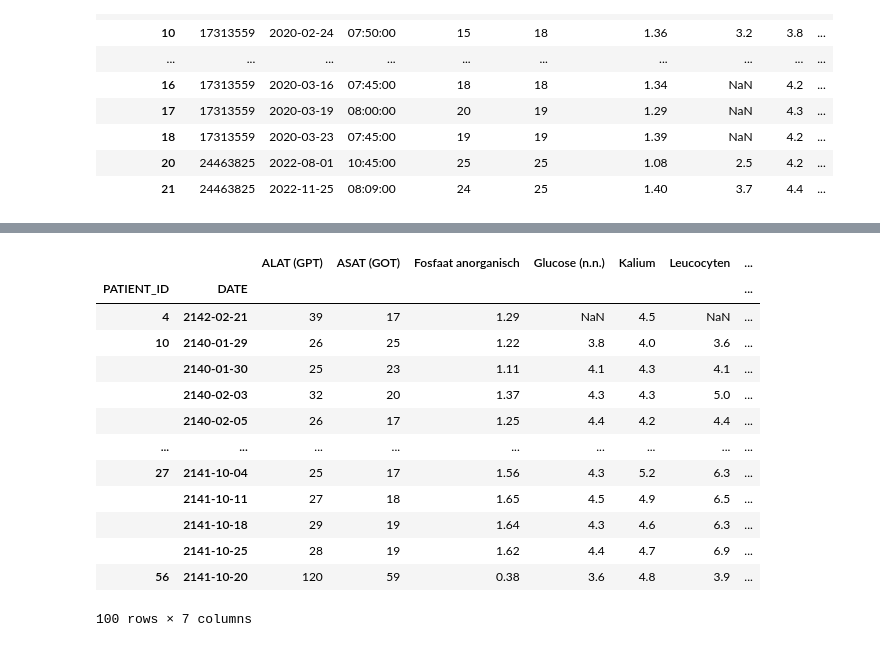
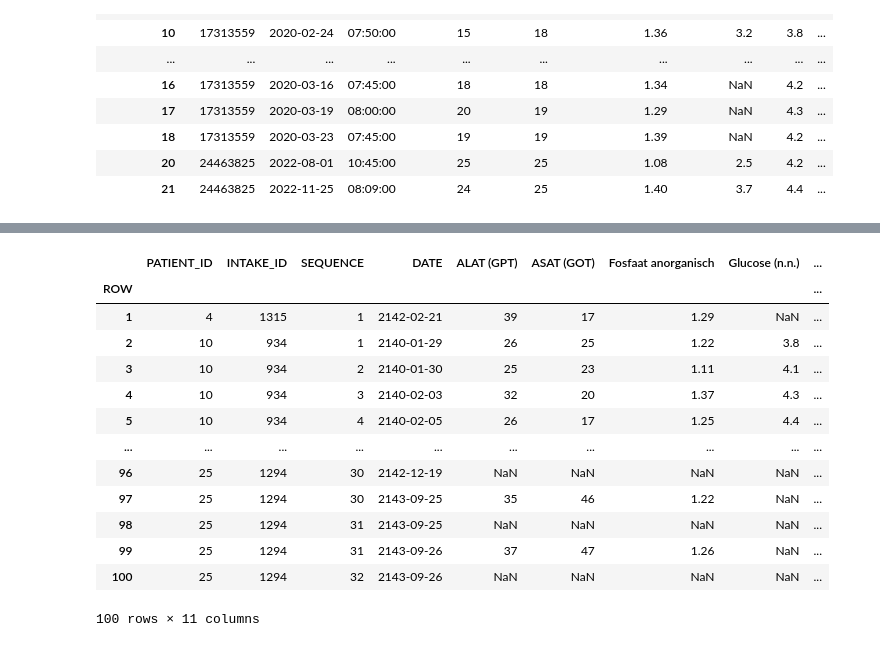
Before and after one commit to puckkwaspen/BEP_RFS, a Jupyter notebook: EDA.ipynb, the cells around one changed output, grey strips where cells are left out. Cells and saved outputs as stored; diff of their text form; code cells hidden in the pictures.

```diff
--- a/EDA.ipynb
+++ b/EDA.ipynb
@@ -99,39 +90,43 @@ df_items.head(10)
 # %%
-# Ensure you're working with a copy of the dataframe to avoid the SettingWithCopyWarning
+# PIVOTING THE DATAFRAME SO THAT ONE LINE IS ONE DATE'S CHEMICAL MEASUREMENT
 df_new = df_items.copy()
 
 # Step 1: convert to datetime
 df_new['p_DATE_BEPALING'] = pd.to_datetime(df_new['p_DATE_BEPALING'])
 
 # Drop the unnecessary columns
-df_drop = df_new.drop(['seq_num-lab','STATUS_AANVRAAG', 'O_STATUS_UITSLAG'], axis=1)
+df_drop = df_new.drop(['STATUS_AANVRAAG', 'O_STATUS_UITSLAG'], axis=1)
 
 # Reorder columns
-df_reordered = df_drop.iloc[:, [0, 1, 3, 2, 4, 5]]
+df_reordered = df_drop.iloc[:, [0, 1, 3, 4, 2, 5, 6]]
 
-df_reordered.rename(columns={'pid': 'PATIENT_ID', 'intid': 'INTAKE_ID','O_ITEM': 'CHEMICAL_VALUE', 'UITSLAG_WAARDE': 'VALUE_RESULT', 'NORMAALWAARDE': 'NORMAL_RANGE', 'p_DATE_BEPALING': 'DATE'}, inplace=True)
+df_reordered.rename(columns={'pid': 'PATIENT_ID', 'intid': 'INTAKE_ID','O_ITEM': 'CHEMICAL_VALUE', 'UITSLAG_WAARDE': 'VALUE_RESULT', 'NORMAALWAARDE': 'NORMAL_RANGE', 'p_DATE_BEPALING': 'DATE', 'seq_num-lab': 'SEQUENCE'}, inplace=True)
 
 df_reordered.sort_values(by = 'PATIENT_ID')
 
-df_reordered.head(10)
-
-df_pivot = df_reordered.pivot_table(index=['PATIENT_ID', 'DATE'], columns='CHEMICAL_VALUE', values='VALUE_RESULT', aggfunc='first')
+df_pivot = df_reordered.pivot_table(index=['PATIENT_ID', 'INTAKE_ID', 'SEQUENCE', 'DATE'], columns='CHEMICAL_VALUE', values='VALUE_RESULT', aggfunc='first')
 
 df_pivot = df_pivot.rename_axis(None, axis=1)
 
-df_pivot.head(100)
+pivoted_df = df_pivot.reset_index()
+
+# Set a new index as the row number
+pivoted_df['ROW'] = range(1, len(pivoted_df) + 1)
+pivoted_df.set_index('ROW', inplace=True)
+
+pivoted_df.head(100)
 # %% [output]
-|  |  | ALAT (GPT) | ASAT (GOT) | Fosfaat anorganisch | Glucose (n.n.) | Kalium | Leucocyten | ... |
-| PATIENT_ID | DATE |  |  |  |  |  |  | ... |
-| 4 | 2142-02-21 | 39 | 17 | 1.29 | NaN | 4.5 | NaN | ... |
-| 10 | 2140-01-29 | 26 | 25 | 1.22 | 3.8 | 4.0 | 3.6 | ... |
-|  | 2140-01-30 | 25 | 23 | 1.11 | 4.1 | 4.3 | 4.1 | ... |
-|  | 2140-02-03 | 32 | 20 | 1.37 | 4.3 | 4.3 | 5.0 | ... |
-|  | 2140-02-05 | 26 | 17 | 1.25 | 4.4 | 4.2 | 4.4 | ... |
-| ... | ... | ... | ... | ... | ... | ... | ... | ... |
-| 27 | 2141-10-04 | 25 | 17 | 1.56 | 4.3 | 5.2 | 6.3 | ... |
-|  | 2141-10-11 | 27 | 18 | 1.65 | 4.5 | 4.9 | 6.5 | ... |
-|  | 2141-10-18 | 29 | 19 | 1.64 | 4.3 | 4.6 | 6.3 | ... |
-|  | 2141-10-25 | 28 | 19 | 1.62 | 4.4 | 4.7 | 6.9 | ... |
-| 56 | 2141-10-20 | 120 | 59 | 0.38 | 3.6 | 4.8 | 3.9 | ... |
+|  | PATIENT_ID | INTAKE_ID | SEQUENCE | DATE | ALAT (GPT) | ASAT (GOT) | Fosfaat anorganisch | Glucose (n.n.) | ... |
+| ROW |  |  |  |  |  |  |  |  | ... |
+| 1 | 4 | 1315 | 1 | 2142-02-21 | 39 | 17 | 1.29 | NaN | ... |
+| 2 | 10 | 934 | 1 | 2140-01-29 | 26 | 25 | 1.22 | 3.8 | ... |
+| 3 | 10 | 934 | 2 | 2140-01-30 | 25 | 23 | 1.11 | 4.1 | ... |
+| 4 | 10 | 934 | 3 | 2140-02-03 | 32 | 20 | 1.37 | 4.3 | ... |
+| 5 | 10 | 934 | 4 | 2140-02-05 | 26 | 17 | 1.25 | 4.4 | ... |
+| ... | ... | ... | ... | ... | ... | ... | ... | ... | ... |
+| 96 | 25 | 1294 | 30 | 2142-12-19 | NaN | NaN | NaN | NaN | ... |
+| 97 | 25 | 1294 | 30 | 2143-09-25 | 35 | 46 | 1.22 | NaN | ... |
+| 98 | 25 | 1294 | 31 | 2143-09-25 | NaN | NaN | NaN | NaN | ... |
+| 99 | 25 | 1294 | 31 | 2143-09-26 | 37 | 47 | 1.26 | NaN | ... |
+| 100 | 25 | 1294 | 32 | 2143-09-26 | NaN | NaN | NaN | NaN | ... |
-100 rows × 7 columns
+100 rows × 11 columns
```
Also changed, not shown: parts of 14 cells of this notebook.
